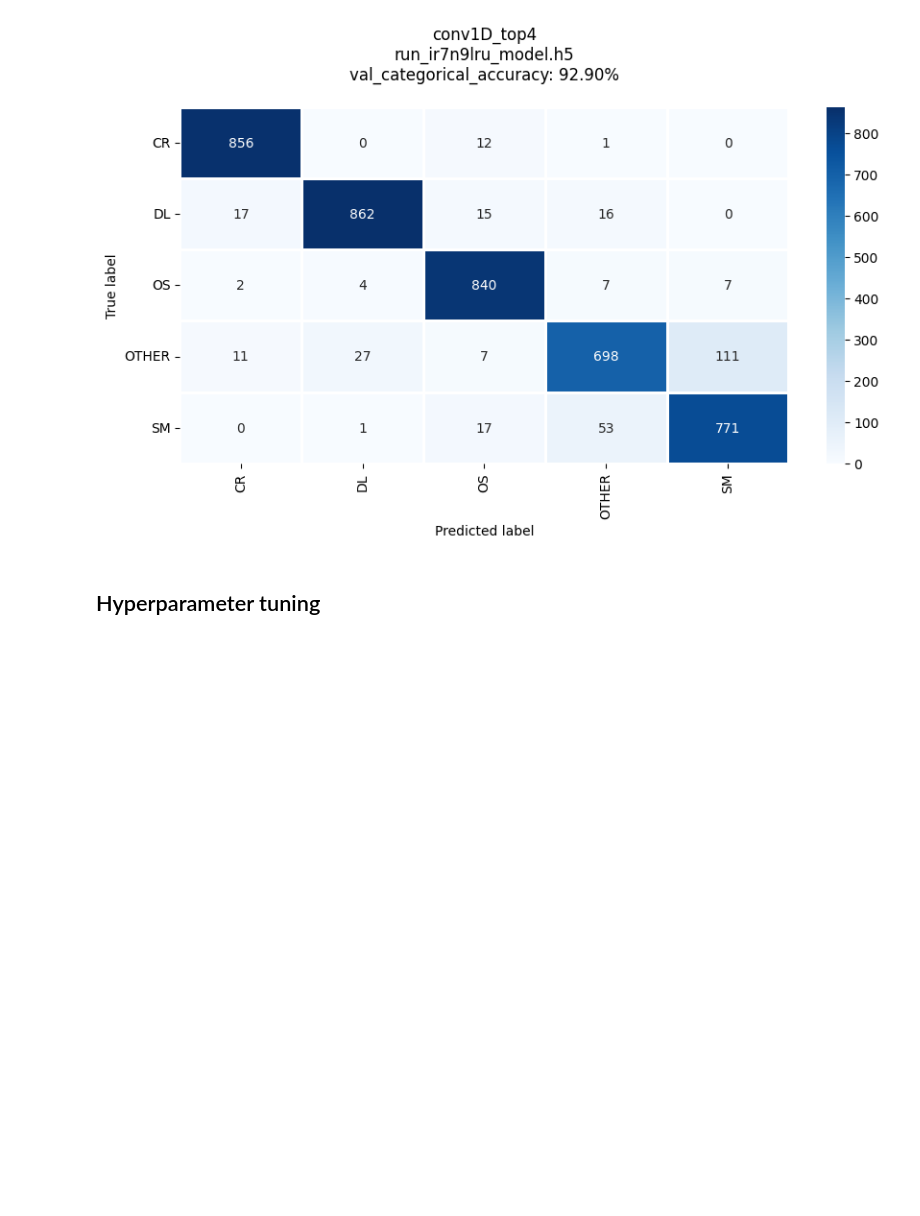
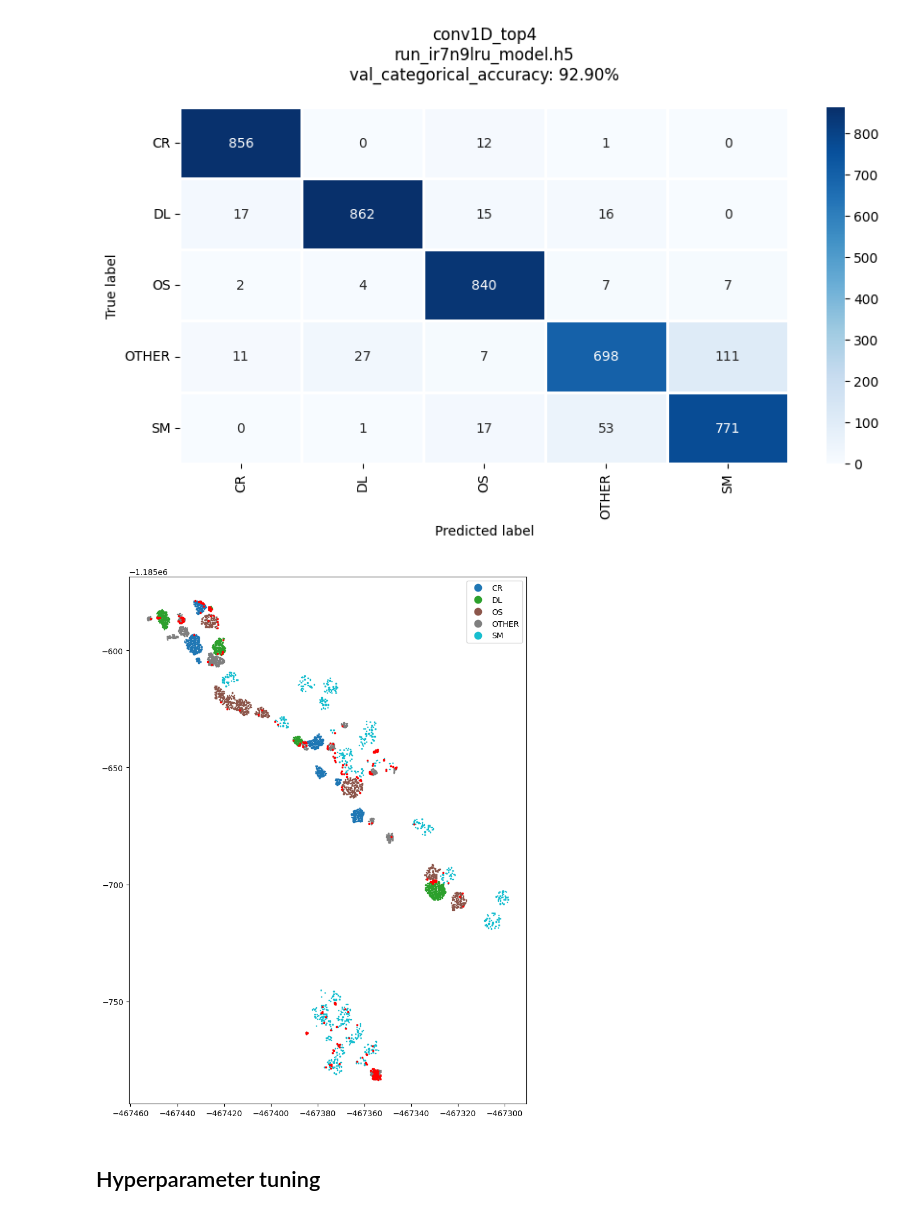
Before and after one commit to IISAS/nvflare-hysped, a Jupyter notebook: volumes/dev/tf/notebooks/model_conv1D_top4.ipynb, the cells around one changed output. Cells and saved outputs as stored; diff of their text form; code cells hidden in the pictures; blank space fills up the shorter version.

Commit message:
spatial visualization of predictions

```diff
--- a/volumes/dev/tf/notebooks/model_conv1D_top4.ipynb
+++ b/volumes/dev/tf/notebooks/model_conv1D_top4.ipynb
@@ -109,6 +109,8 @@ def plot_cm(ax, cm, labels, title='Confusion Matrix'):
 ## Configuration
 # %%
 cfg = dict(
+    crs = 'EPSG:5514',
+    figsize = (12,12),
     data_dir = os.path.join('..', 'data', 'Sverepec_spolu_preprocessed_top4'),
     models_dir = os.path.join('..', 'models'),
     class_column = 'DRUH_DR',
@@ -124,14 +126,14 @@ display(JSON(cfg, expanded=True))
 # %% [markdown]
 ## Load data
 # %%
-X_train = gpd.read_parquet(os.path.join(cfg['data_dir'], 'X_train.parquet'))
-Y_train = gpd.read_parquet(os.path.join(cfg['data_dir'], 'Y_train.parquet'))
-X_val = gpd.read_parquet(os.path.join(cfg['data_dir'], 'X_val.parquet'))
-Y_val = gpd.read_parquet(os.path.join(cfg['data_dir'], 'Y_val.parquet'))
+gdf_X_train = gpd.read_parquet(os.path.join(cfg['data_dir'], 'X_train.parquet'))
+gdf_Y_train = gpd.read_parquet(os.path.join(cfg['data_dir'], 'Y_train.parquet'))
+gdf_X_val = gpd.read_parquet(os.path.join(cfg['data_dir'], 'X_val.parquet'))
+gdf_Y_val = gpd.read_parquet(os.path.join(cfg['data_dir'], 'Y_val.parquet'))
 
-Y_train.plot(column=cfg['class_column'], legend=True, figsize=(12,12), marker=',', markersize=1)
+gdf_Y_train.plot(column=cfg['class_column'], legend=True, figsize=(12,12), marker=',', markersize=1)
 plt.title('Y_train')
-Y_val.plot(column=cfg['class_column'], legend=True, figsize=(12,12), marker=',', markersize=1)
+gdf_Y_val.plot(column=cfg['class_column'], legend=True, figsize=(12,12), marker=',', markersize=1)
 plt.title('Y_val')
 plt.show()
 
@@ -141,15 +143,15 @@ label_encoder.classes_ = np.load(encoder_filename, allow_pickle=True)
 
 num_classes = len(label_encoder.classes_)
 
-X_train = X_train.values[:,1:]
+X_train = gdf_X_train.values[:,1:]
 Y_train = to_categorical(
-    label_encoder.transform(Y_train[cfg['class_column']]),
+    label_encoder.transform(gdf_Y_train[cfg['class_column']]),
     num_classes=num_classes
 )
 
-X_val = X_val.values[:,1:]
+X_val = gdf_X_val.values[:,1:]
 Y_val = to_categorical(
-    label_encoder.transform(Y_val[cfg['class_column']]),
+    label_encoder.transform(gdf_Y_val[cfg['class_column']]),
     num_classes=num_classes
 )
 
@@ -302,6 +330,17 @@ plt.show()
 # %% [output]
 136/136 [==============================] - 1s 10ms/step
 [figure]
+# %%
+gdf_Y_val['Y_pred'] = Y_pred.values
+gdf_Y_val['hit'] = gdf_Y_val[cfg['class_column']] == gdf_Y_val['Y_pred']
+gdf_Y_val[~gdf_Y_val['hit']]
+
+ax = gdf_Y_val.plot(column=cfg['class_column'], legend=True, figsize=cfg['figsize'], marker=',', markersize=1)
+ax = gdf_Y_val[~gdf_Y_val['hit']].plot(ax=ax, legend=True, figsize=(20,20), marker=',', markersize=1, color='red')
+plt.savefig('top4_validation_redasfalsehit.pdf', format='pdf')
+plt.show()
+# %% [output]
+[figure, added]
 # %% [markdown]
 ## Hyperparameter tuning
 # %%
```
Also changed, not shown: parts of 22 cells of this notebook.
